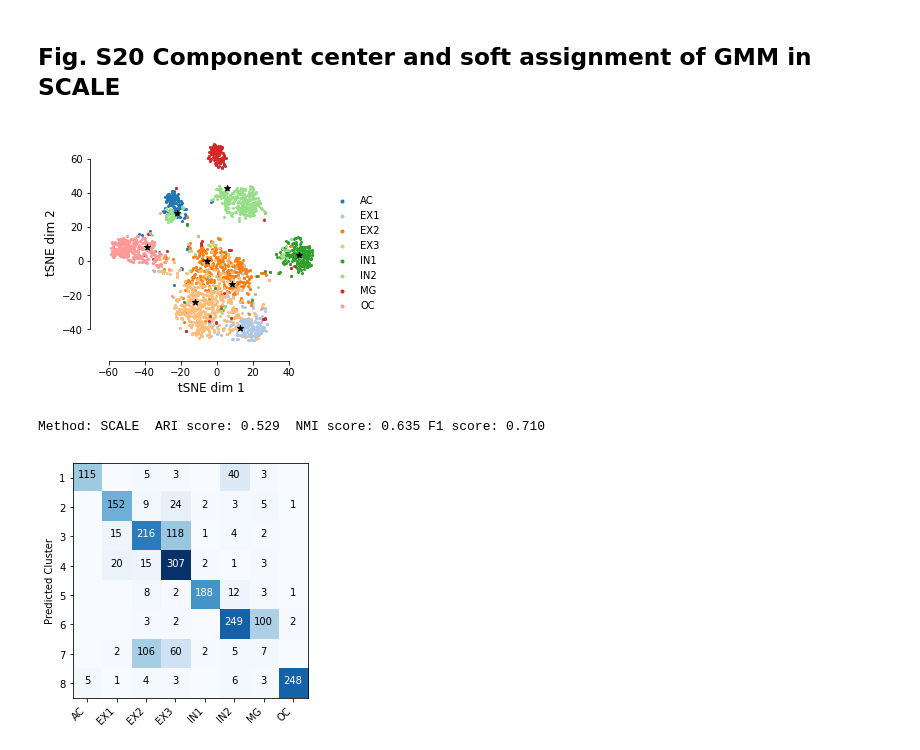
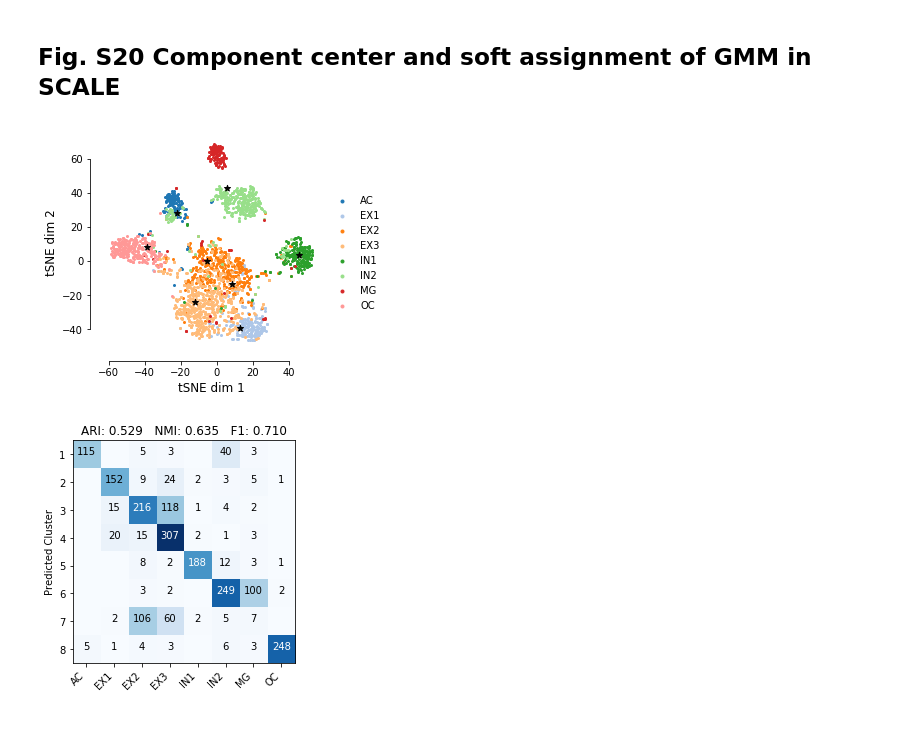
Before and after one commit to jsxlei/Source_Data, a Jupyter notebook: Forebrain/Forebrain.ipynb, the cells around one changed output. Cells and saved outputs as stored; diff of their text form; code cells hidden in the pictures.

```diff
--- a/Forebrain/Forebrain.ipynb
+++ b/Forebrain/Forebrain.ipynb
@@ -90,8 +85,8 @@ for pred, method in zip([scABC_pred, SC3_pred, scVI_pred, Cicero_pred, tfidf_pre
         show_xticks=True
     else:
         show_xticks=False
-    title = "ARI score: {:.3f}  NMI score: {:.3f} F1 score: {:.3f}".format(ari, nmi, f1)
+    title = "ARI: {:.3f}   NMI: {:.3f}   F1: {:.3f}".format(ari, nmi, f1)
 #     print("Method: {}  ARI score: {:.3f}  NMI score: {:.3f} F1 score: {:.3f}".format(method, ari, nmi, f1))
-    plot_confusion_matrix(cm, classes, pred_classes+1, title=title, normalize=False, figsize=(6,6), show_cbar=False,
+    plot_confusion_matrix(cm, classes, pred_classes+1, title=title, normalize=False, figsize=(4,4),show_cbar=False,
                           show_xticks=show_xticks, show_yticks=True, save='confusion_matrix/'+method+'.pdf')
 # %% [output]
@@ -348,19 +346,19 @@ Method: SCALE  ARI score: 0.504  NMI score: 0.643 F1 score: 0.669
 # %%
 emb = np.loadtxt(out_dir+'gmm_tsne.txt')
 plot_embedding(emb[:len(y)], y, markersize=4, marker=emb[len(y):])
 
-pred, _ = read_labels(out_dir+'gmm_predict.txt')
+pred, pred_classes = read_labels(out_dir+'gmm_predict.txt')
 pred = reassign_cluster_with_ref(pred, ref)
 ari = adjusted_rand_score(ref, pred)
 nmi = normalized_mutual_info_score(ref, pred)
 f1 = f1_score(ref, pred, average='micro')
 pred = le.inverse_transform(pred)
 cm = confusion_matrix(pred, y, labels=classes)
 
-print("Method: {}  ARI score: {:.3f}  NMI score: {:.3f} F1 score: {:.3f}".format(method, ari, nmi, f1))
-plot_confusion_matrix(cm, classes, pred_classes+1, title='', normalize=False, figsize=(4,4), show_cbar=False,
+# print("Method: {}  ARI score: {:.3f}  NMI score: {:.3f} F1 score: {:.3f}".format(method, ari, nmi, f1))
+title = "ARI: {:.3f}   NMI: {:.3f}   F1: {:.3f}".format(ari, nmi, f1)
+plot_confusion_matrix(cm, classes, pred_classes+1, title=title, normalize=False, figsize=(4,4), show_cbar=False,
                           show_xticks=show_xticks, show_yticks=True)
 # %% [output]
 [figure]
-Method: SCALE  ARI score: 0.529  NMI score: 0.635 F1 score: 0.710
-[figure, old version]
+[figure, new version]
```
Also changed, not shown: parts of 6 cells of this notebook, 46 other files.
